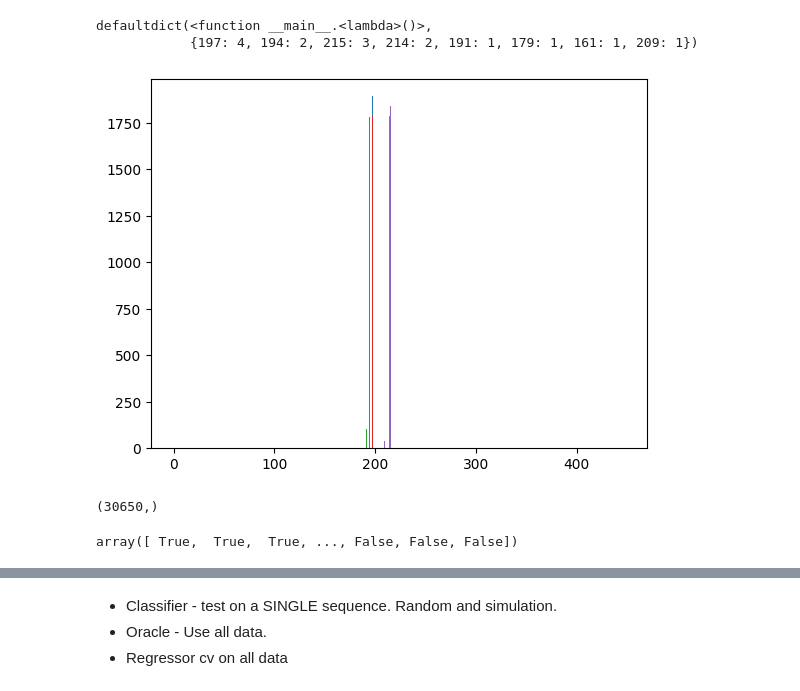
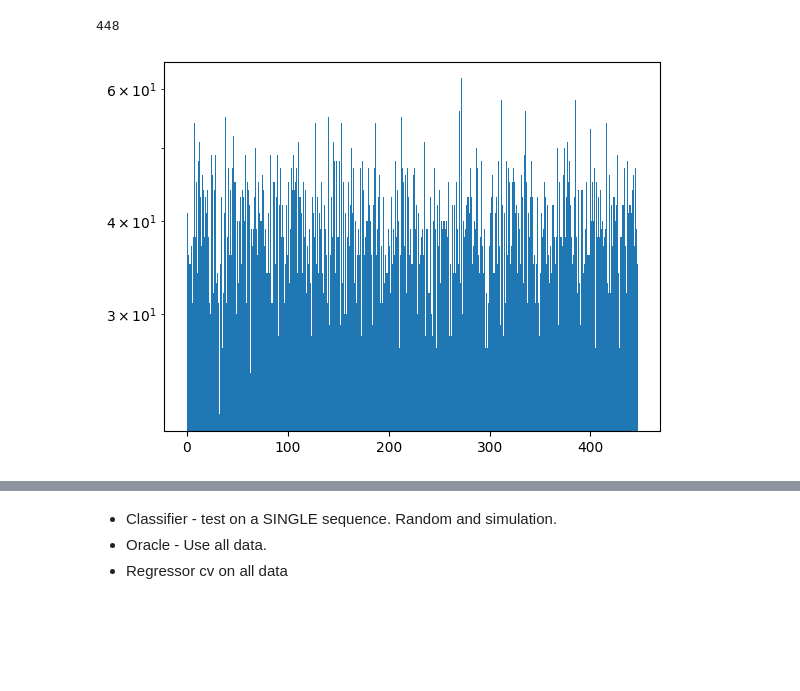
Before and after one commit to Yuriyzabegaev/FTHM-Solver, a Jupyter notebook: solver_selection_thm/thm_results_model_analysis.ipynb, the cells around one changed output, grey strips where cells are left out. Drawn from its saved outputs; the diff is of its cells as text; code cells hidden in the pictures; blank space fills up the shorter version.

```diff
--- a/solver_selection_thm/thm_results_model_analysis.ipynb
+++ b/solver_selection_thm/thm_results_model_analysis.ipynb
@@ -22,10 +22,8 @@ from itertools import count
 from copy import copy
 
 
-# RUNS = ['0','1','2','8','9']
-RUNS = [20, 21, 22, 23, 24]
-# RUNS_RANDOM = ['8','9']
-RUNS_RANDOM = [8,31,32,]
+# RUNS = [20, 21, 22, 23, 24]
+RUNS_RANDOM = [31, 32, 33, 40, 41, 42]
 # RUNS = [20,21,22]
 
 # sim_data, perf_data, solver_selector = load_experiments_data_thm(runs=RUNS, random_selection=False)
@@ -85,13 +81,19 @@ def make_pandas(sim_data, perf_data, seq_ids):
     return pd.DataFrame(data=sim_data_dict), pd.DataFrame(data=perf_data_dict)
 
 
-ALL_RUNS = [str(x) for x in RUNS] + [f"R{x}" for x in RUNS_RANDOM]
-
+# ALL_RUNS = [str(x) for x in RUNS] + [f"R{x}" for x in RUNS_RANDOM]
+# df_sim, df_perf = make_pandas(
+#     sim_data=sim_data + sim_data_random,
+#     perf_data=perf_data + perf_data_random,
+#     seq_ids=ALL_RUNS,
+# )
+ALL_RUNS = [f"R{x}" for x in RUNS_RANDOM]
 df_sim, df_perf = make_pandas(
-    sim_data=sim_data + sim_data_random,
-    perf_data=perf_data + perf_data_random,
+    sim_data=sim_data_random,
+    perf_data=perf_data_random,
     seq_ids=ALL_RUNS,
 )
+
 df_sim
 # %% [output]
 |  | seq_id | sim_idx | ts_idx | ls_idx | real_solve_time | krylov_iters | petsc_converged_reason | cfl |
@@ -132,26 +133,7 @@ for i, seq_id in enumerate(ALL_RUNS[:5]):
 # %%
-in_top_3 = defaultdict(lambda: 0)
-for i, seq_id in enumerate(ALL_RUNS[:5]):
-    seq_idx = np.array(df_perf.seq_id == seq_id)
-    decision, count = np.unique(np.array(df_perf.decision_idx)[seq_idx], return_counts=True)
-    sort_idx = np.argsort(count)[::-1]
-    th = 3
-    for x in decision[sort_idx][:th]:
-        in_top_3[x] += 1
-    # plt.bar(decision[sort_idx][:th].astype(str), count[sort_idx][:th])
-    # plt.show()
-    plt.bar(decision, count)
-
-in_top_3
+num_solvers = solver_selector.solver_space.all_decisions_encoding.shape[0]
+print(num_solvers)
+_ = plt.hist(decision_id, bins=num_solvers, log=True)
 # %% [output]
-defaultdict(<function __main__.<lambda>()>,
-            {197: 4, 194: 2, 215: 3, 214: 2, 191: 1, 179: 1, 161: 1, 209: 1})
+448
-[figure, old version]
+[figure, new version]
-# %%
-np.array(df_perf.decision_idx).shape
-# %% [output]
-(30650,)
-# %%
-seq_idx.shape
-# %% [output]
-array([ True,  True,  True, ..., False, False, False])
```
Also changed, not shown: parts of 17 cells of this notebook, 11 other files.
